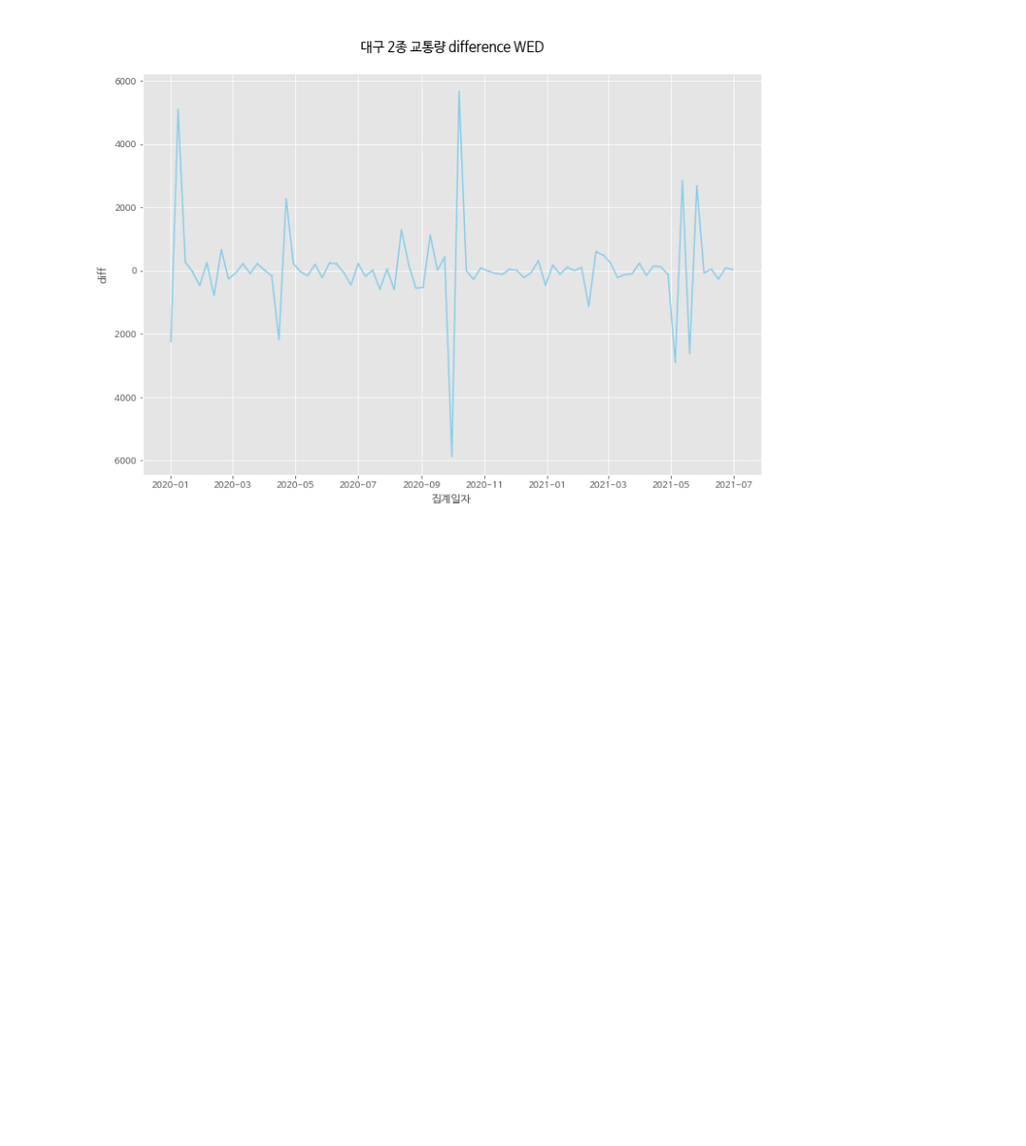
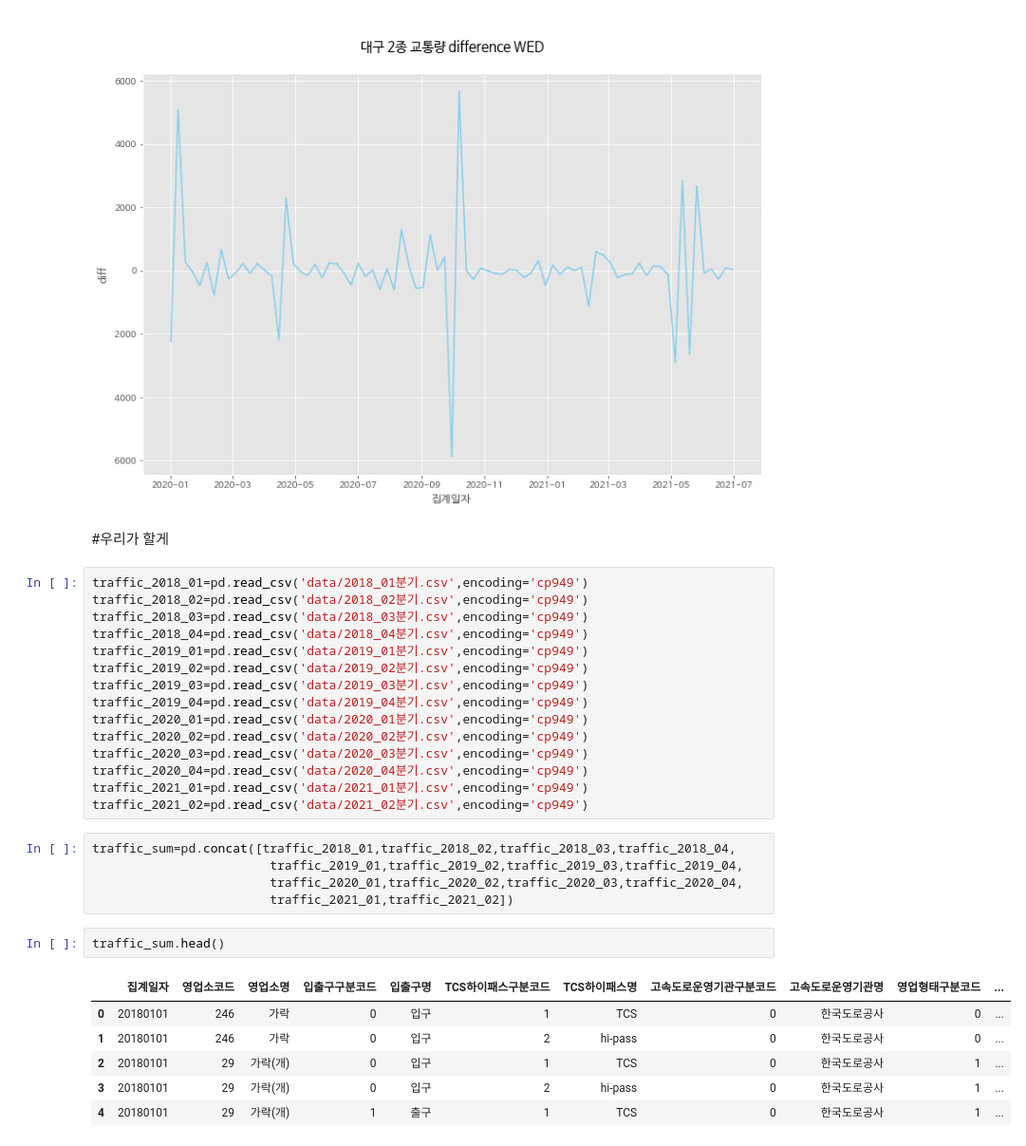
Before and after one commit to WooShangHyeon/damentor_3, a Jupyter notebook: covid_traffic_relation.ipynb, the cells around one changed output. Shown at 95% size. Drawn from its saved outputs; the diff is of its cells as text; blank space fills up the shorter version.

```diff
--- a/covid_traffic_relation.ipynb
+++ b/covid_traffic_relation.ipynb
@@ -571,3 +569,34 @@ See the caveats in the documentation: https://pandas.pydata.org/pandas-docs/stab
   two_traffic_WED['diff2']=two_traffic_WED['2종교통량']-two_traffic_WED['2종교통량'].median()
 [Text(0.5, 1.0, '\n대구 2종 교통량 difference WED\n')]
 [figure]
+# %% [markdown]
+#우리가 할게
+# %%
+traffic_2018_01=pd.read_csv('data/2018_01분기.csv',encoding='cp949')
+traffic_2018_02=pd.read_csv('data/2018_02분기.csv',encoding='cp949')
+traffic_2018_03=pd.read_csv('data/2018_03분기.csv',encoding='cp949')
+traffic_2018_04=pd.read_csv('data/2018_04분기.csv',encoding='cp949')
+traffic_2019_01=pd.read_csv('data/2019_01분기.csv',encoding='cp949')
+traffic_2019_02=pd.read_csv('data/2019_02분기.csv',encoding='cp949')
+traffic_2019_03=pd.read_csv('data/2019_03분기.csv',encoding='cp949')
+traffic_2019_04=pd.read_csv('data/2019_04분기.csv',encoding='cp949')
+traffic_2020_01=pd.read_csv('data/2020_01분기.csv',encoding='cp949')
+traffic_2020_02=pd.read_csv('data/2020_02분기.csv',encoding='cp949')
+traffic_2020_03=pd.read_csv('data/2020_03분기.csv',encoding='cp949')
+traffic_2020_04=pd.read_csv('data/2020_04분기.csv',encoding='cp949')
+traffic_2021_01=pd.read_csv('data/2021_01분기.csv',encoding='cp949')
+traffic_2021_02=pd.read_csv('data/2021_02분기.csv',encoding='cp949')
+# %%
+traffic_sum=pd.concat([traffic_2018_01,traffic_2018_02,traffic_2018_03,traffic_2018_04,
+                        traffic_2019_01,traffic_2019_02,traffic_2019_03,traffic_2019_04,
+                        traffic_2020_01,traffic_2020_02,traffic_2020_03,traffic_2020_04,
+                        traffic_2021_01,traffic_2021_02])
+# %%
+traffic_sum.head()
+# %% [output]
+|  | 집계일자 | 영업소코드 | 영업소명 | 입출구구분코드 | 입출구명 | TCS하이패스구분코드 | TCS하이패스명 | 고속도로운영기관구분코드 | 고속도로운영기관명 | 영업형태구분코드 | ... |
+| 0 | 20180101 | 246 | 가락 | 0 | 입구 | 1 | TCS | 0 | 한국도로공사 | 0 | ... |
+| 1 | 20180101 | 246 | 가락 | 0 | 입구 | 2 | hi-pass | 0 | 한국도로공사 | 0 | ... |
+| 2 | 20180101 | 29 | 가락(개) | 0 | 입구 | 1 | TCS | 0 | 한국도로공사 | 1 | ... |
+| 3 | 20180101 | 29 | 가락(개) | 0 | 입구 | 2 | hi-pass | 0 | 한국도로공사 | 1 | ... |
+| 4 | 20180101 | 29 | 가락(개) | 1 | 출구 | 1 | TCS | 0 | 한국도로공사 | 1 | ... |
```
Also changed, not shown: parts of 1 cell of this notebook.
